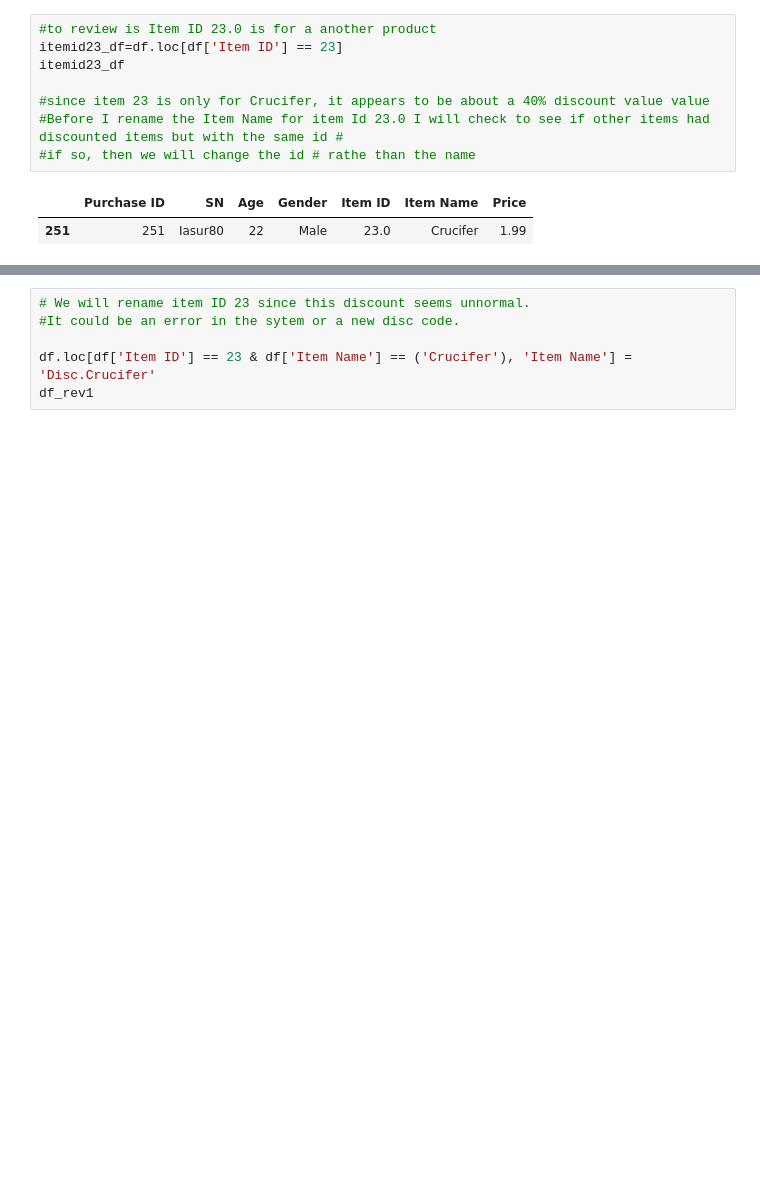
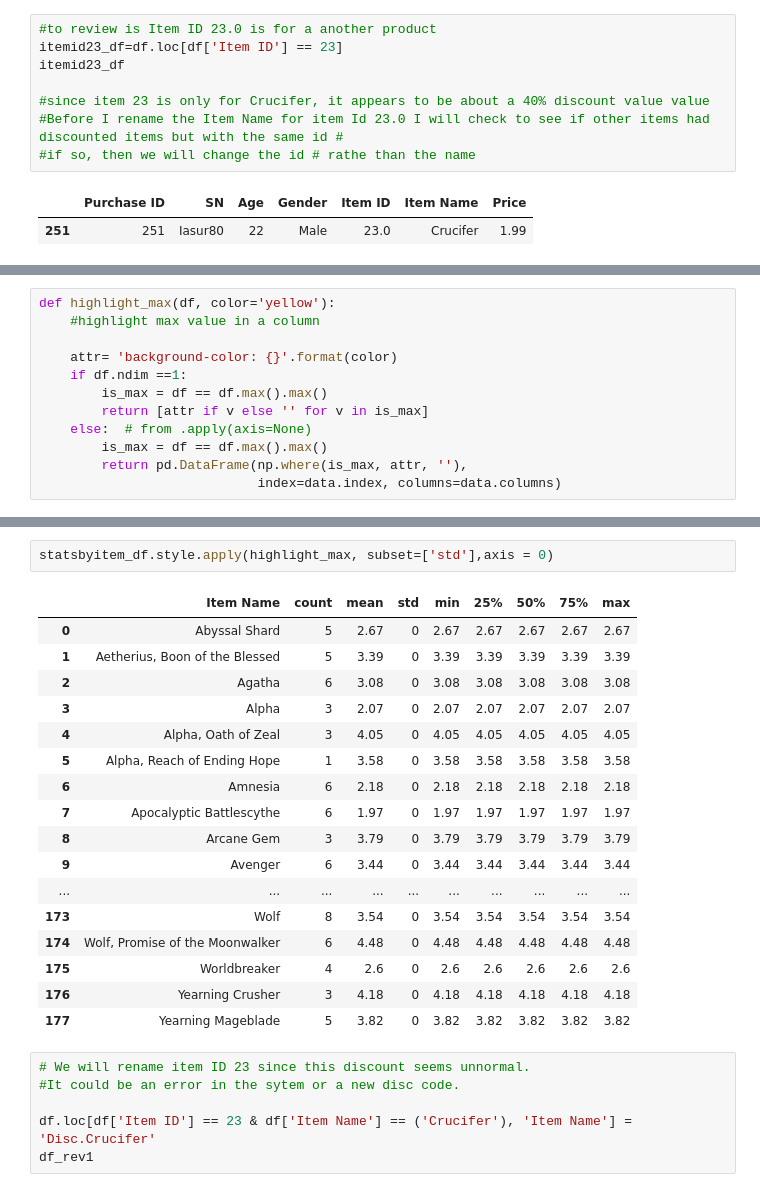
Before and after one commit to JosefinaAureaAmaro/01_Python_Pandas, a Jupyter notebook: Heroes_of_Pymoli.ipynb, the cells around one changed output, grey strips where cells are left out. Saved outputs shown, nothing was run; the diff lists cells and outputs as text; blank space fills up the shorter version.

```diff
--- a/Heroes_of_Pymoli.ipynb
+++ b/Heroes_of_Pymoli.ipynb
@@ -128,2 +117,14 @@ df_statsbyItem
+# %%
+def highlight_max(df, color='yellow'):
+    #highlight max value in a column
+
+    attr= 'background-color: {}'.format(color)
+    if df.ndim ==1:
+        is_max = df == df.max().max()
+        return [attr if v else '' for v in is_max]
+    else:  # from .apply(axis=None)
+        is_max = df == df.max().max()
+        return pd.DataFrame(np.where(is_max, attr, ''),
+                            index=data.index, columns=data.columns)
 # %%
 #Replaced NaN with zero because there was no std
@@ -135,3 +154,23 @@ AttributeError: 'Styler' object has no attribute 'fillna'
+# %%
+statsbyitem_df.style.apply(highlight_max, subset=['std'],axis = 0)
+# %% [output]
+|  | Item Name | count | mean | std | min | 25% | 50% | 75% | max |
+| 0 | Abyssal Shard | 5 | 2.67 | 0 | 2.67 | 2.67 | 2.67 | 2.67 | 2.67 |
+| 1 | Aetherius, Boon of the Blessed | 5 | 3.39 | 0 | 3.39 | 3.39 | 3.39 | 3.39 | 3.39 |
+| 2 | Agatha | 6 | 3.08 | 0 | 3.08 | 3.08 | 3.08 | 3.08 | 3.08 |
+| 3 | Alpha | 3 | 2.07 | 0 | 2.07 | 2.07 | 2.07 | 2.07 | 2.07 |
+| 4 | Alpha, Oath of Zeal | 3 | 4.05 | 0 | 4.05 | 4.05 | 4.05 | 4.05 | 4.05 |
+| 5 | Alpha, Reach of Ending Hope | 1 | 3.58 | 0 | 3.58 | 3.58 | 3.58 | 3.58 | 3.58 |
+| 6 | Amnesia | 6 | 2.18 | 0 | 2.18 | 2.18 | 2.18 | 2.18 | 2.18 |
+| 7 | Apocalyptic Battlescythe | 6 | 1.97 | 0 | 1.97 | 1.97 | 1.97 | 1.97 | 1.97 |
+| 8 | Arcane Gem | 3 | 3.79 | 0 | 3.79 | 3.79 | 3.79 | 3.79 | 3.79 |
+| 9 | Avenger | 6 | 3.44 | 0 | 3.44 | 3.44 | 3.44 | 3.44 | 3.44 |
+| ... | ... | ... | ... | ... | ... | ... | ... | ... | ... |
+| 173 | Wolf | 8 | 3.54 | 0 | 3.54 | 3.54 | 3.54 | 3.54 | 3.54 |
+| 174 | Wolf, Promise of the Moonwalker | 6 | 4.48 | 0 | 4.48 | 4.48 | 4.48 | 4.48 | 4.48 |
+| 175 | Worldbreaker | 4 | 2.6 | 0 | 2.6 | 2.6 | 2.6 | 2.6 | 2.6 |
+| 176 | Yearning Crusher | 3 | 4.18 | 0 | 4.18 | 4.18 | 4.18 | 4.18 | 4.18 |
+| 177 | Yearning Mageblade | 5 | 3.82 | 0 | 3.82 | 3.82 | 3.82 | 3.82 | 3.82 |
 # %%
 # We will rename item ID 23 since this discount seems unnormal.
 #It could be an error in the sytem or a new disc code.
```
Also changed, not shown: parts of 4 cells of this notebook.
